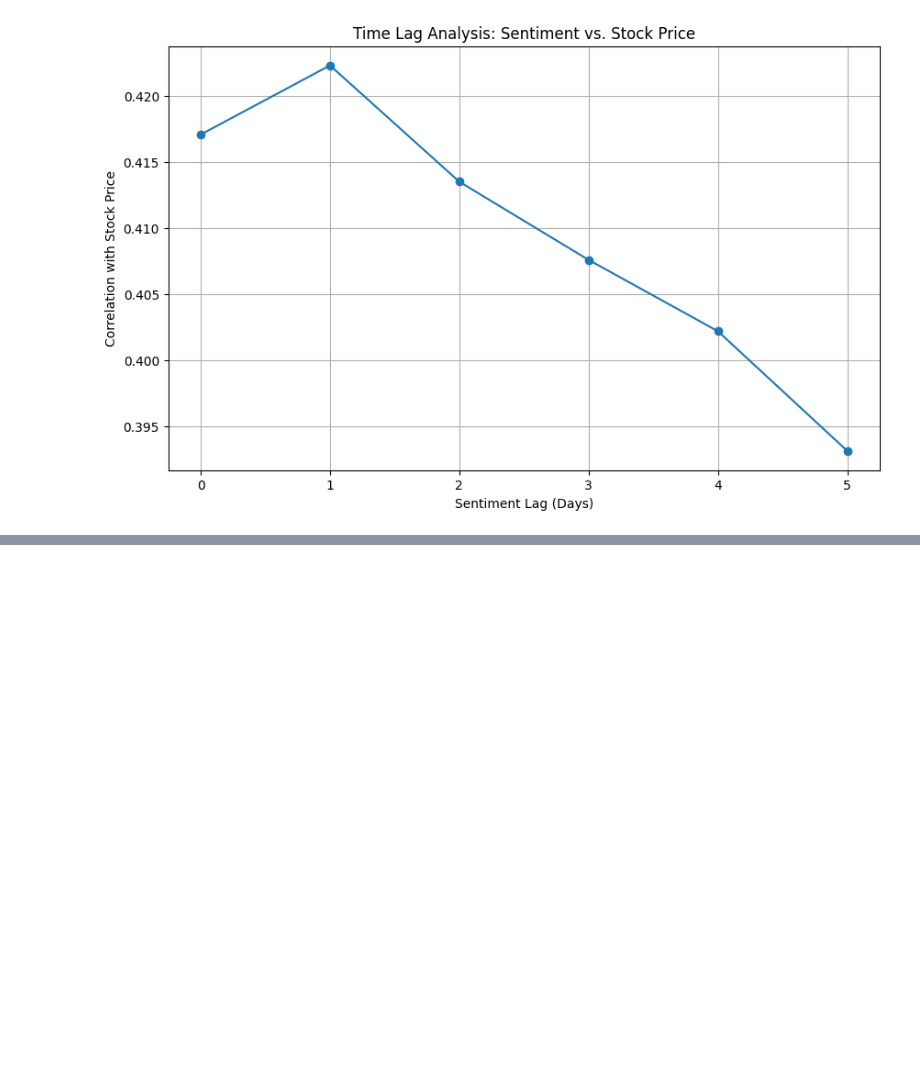
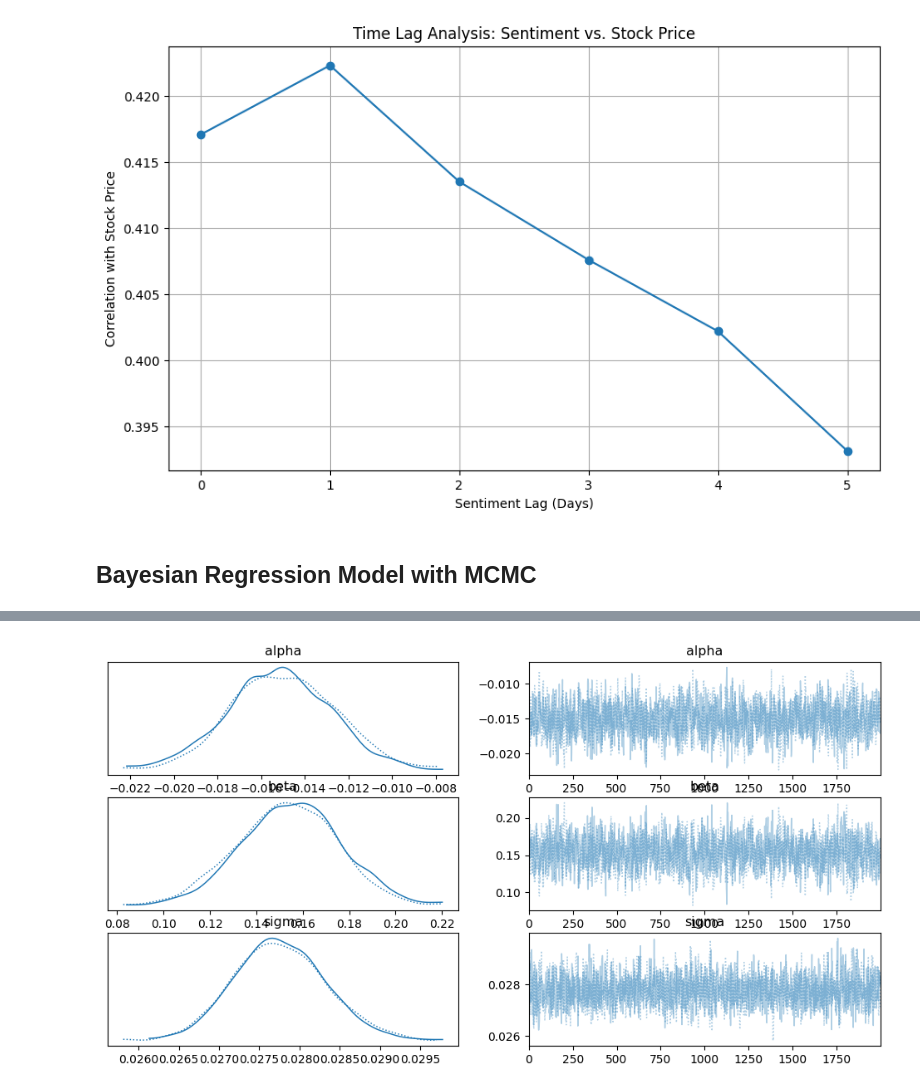
Before and after one commit to hish-school-work/Math509-project, a Jupyter notebook: Project509.ipynb, the cells around one changed output, grey strips where cells are left out. Drawn from its saved outputs; the diff is of its cells as text; code cells hidden in the pictures; blank space fills up the shorter version.

Commit message:
Added Bayesian model

```diff
--- a/Project509.ipynb
+++ b/Project509.ipynb
@@ -538,3 +538,35 @@ plt.grid(True)
 plt.show()
 # %% [output]
 [figure]
+# %% [markdown]
+## Bayesian Regression Model with MCMC
+# %%
+import pymc as pm
+import arviz as az
+
+# Prepare data for Bayesian regression
+X = aligned_df['vader_compound'].values.reshape(-1, 1)  # Sentiment as predictor
+y = aligned_df['return'].values  # Stock return as target
+
+with pm.Model() as bayesian_model:
+    # Prior distributions for model parameters
+    alpha = pm.Normal('alpha', mu=0, sigma=10)  # Intercept
+    beta = pm.Normal('beta', mu=0, sigma=10)  # Slope for sentiment
+
+    # Likelihood function (linear regression with Gaussian noise)
+    mu = alpha + beta * X.flatten()
+    sigma = pm.HalfNormal('sigma', sigma=1)  # Standard deviation of noise
+    y_obs = pm.Normal('y_obs', mu=mu, sigma=sigma, observed=y)
+
+    # Perform MCMC sampling
+    trace = pm.sample(2000, tune=1000, target_accept=0.9)
+
+# Analyze posterior distributions
+az.summary(trace)
+
+# Plot posterior distributions
+az.plot_trace(trace)
+
+# Get posterior predictive samples
+posterior_predictive = pm.sample_posterior_predictive(trace, model=bayesian_model)
+# %% [output]
@@ -540,0 +577 @@ plt.show()
+[figure, added]
```
Also changed, not shown: parts of 3 cells of this notebook.
